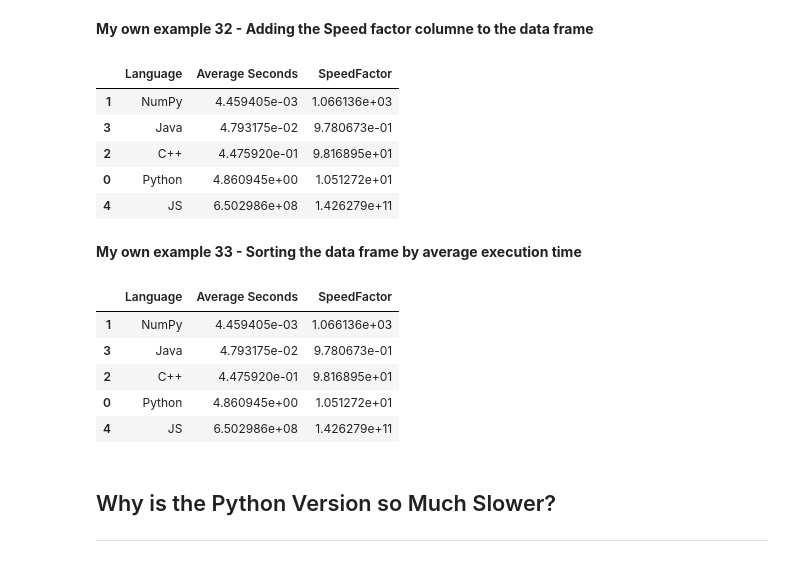
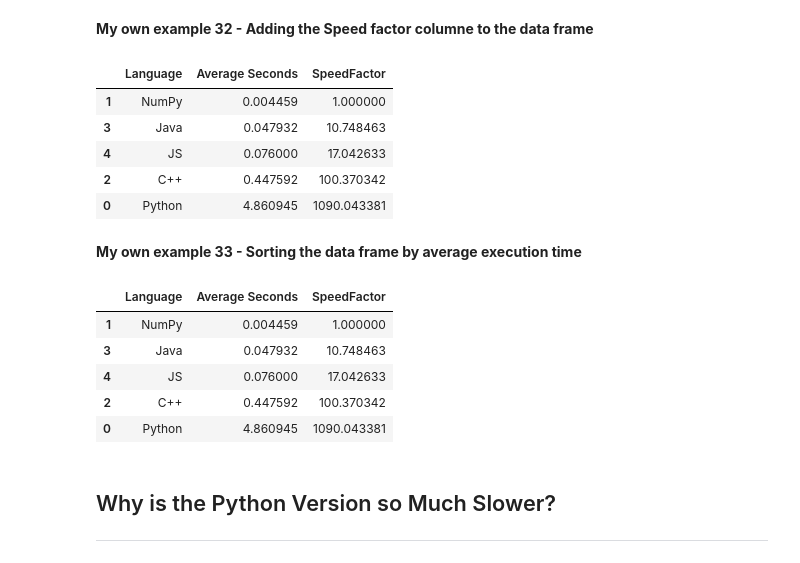
Before and after one commit to Jalzateco/MetNumUN2024I, a Jupyter notebook: Lab2/Laboratorio_2_Métodos_Numéricos.ipynb, the cells around one changed output. Drawn from its saved outputs; the diff is of its cells as text; code cells hidden in the pictures.

```diff
--- a/Lab2/Laboratorio_2_Métodos_Numéricos.ipynb
+++ b/Lab2/Laboratorio_2_Métodos_Numéricos.ipynb
@@ -1192,7 +1194,7 @@ Number has been exported to exec_time_js.txt
 **My own example 30 - Adding Javascript average execution time to the data frame**
 # %%
 js_file = open('exec_time_js.txt', 'r')
-avg_exec_time_js = float(js_file.readline())
+avg_exec_time_js = (float(js_file.readline())) / 1000
 dictionary_js = {'Language':['JS'], 'Average Seconds':[avg_exec_time_js]}
 
 dataframe_python = pd.DataFrame(dictionary_python)
@@ -1250,40 +1252,40 @@ speed_factor_java = avg_exec_time_java / speed_factor
 
 combined_df = combined_df.assign(SpeedFactor=[speed_factor_python, speed_factor_numpy, speed_factor_java])
 
 display(combined_df)
 '''
 #CREAR UNA LISTA QUE ALMACENE LOS TIEMPOS DE EJECUCIÓN PROMEDIO
 averageTimes = []
 
 #AÑADIR LOS TIEMPOS DE EJECUCIÓN PROMEDIO
 averageTimes.append(avg_exec_time_python)
 averageTimes.append(avg_exec_time_numpy)
 #averageTimes.append(avg_exec_time_fortran)
 averageTimes.append(avg_exec_time_cpp)
 averageTimes.append(avg_exec_time_java)
 averageTimes.append(avg_exec_time_js)
 
 #SACAR LA BASE DEL FACTOR SPEED
-speedFactorBase = min(averageTimes) + 0.0001
+speedFactorBase = min(averageTimes)
 
 #DEFINIR CADA SPEEDFACTOR
 speed_factor_python = avg_exec_time_python / speedFactorBase
 speed_factor_numpy = avg_exec_time_numpy / speedFactorBase
 speed_factor_cpp = avg_exec_time_cpp / speedFactorBase
 speed_factor_java = avg_exec_time_java / speedFactorBase
 speed_factor_js = avg_exec_time_js / speedFactorBase
 
 
-combined_df = combined_df.assign(SpeedFactor=[speed_factor_python, speed_factor_numpy, speed_factor_cpp, speed_factor_java, speed_factor_js])
+combined_df = combined_df.assign(SpeedFactor=[speed_factor_numpy, speed_factor_java, speed_factor_js, speed_factor_cpp, speed_factor_python])
 
 display(combined_df)
 # %% [output]
 |  | Language | Average Seconds | SpeedFactor |
-| 1 | NumPy | 4.459405e-03 | 1.066136e+03 |
-| 3 | Java | 4.793175e-02 | 9.780673e-01 |
-| 2 | C++ | 4.475920e-01 | 9.816895e+01 |
-| 0 | Python | 4.860945e+00 | 1.051272e+01 |
-| 4 | JS | 6.502986e+08 | 1.426279e+11 |
+| 1 | NumPy | 0.004459 | 1.000000 |
+| 3 | Java | 0.047932 | 10.748463 |
+| 4 | JS | 0.076000 | 17.042633 |
+| 2 | C++ | 0.447592 | 100.370342 |
+| 0 | Python | 4.860945 | 1090.043381 |
 # %% [markdown]
 **My own example 33 - Sorting the data frame by average execution time**
 # %%
@@ -1291,11 +1293,11 @@ combined_df.sort_values(by="Average Seconds", inplace = True)
 display(combined_df)
 # %% [output]
 |  | Language | Average Seconds | SpeedFactor |
-| 1 | NumPy | 4.459405e-03 | 1.066136e+03 |
-| 3 | Java | 4.793175e-02 | 9.780673e-01 |
-| 2 | C++ | 4.475920e-01 | 9.816895e+01 |
-| 0 | Python | 4.860945e+00 | 1.051272e+01 |
-| 4 | JS | 6.502986e+08 | 1.426279e+11 |
+| 1 | NumPy | 0.004459 | 1.000000 |
+| 3 | Java | 0.047932 | 10.748463 |
+| 4 | JS | 0.076000 | 17.042633 |
+| 2 | C++ | 0.447592 | 100.370342 |
+| 0 | Python | 4.860945 | 1090.043381 |
 # %% [markdown]
 ## Why is the Python Version so Much Slower?
 
```
Also changed, not shown: parts of 5 cells of this notebook.
